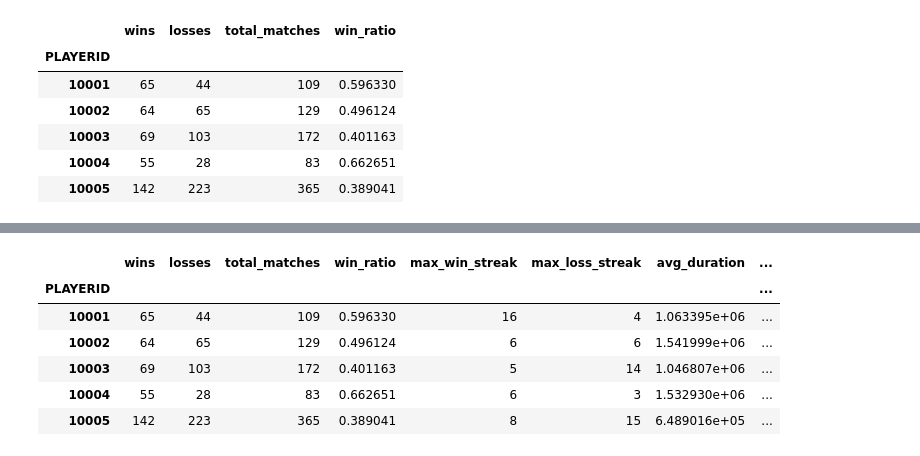
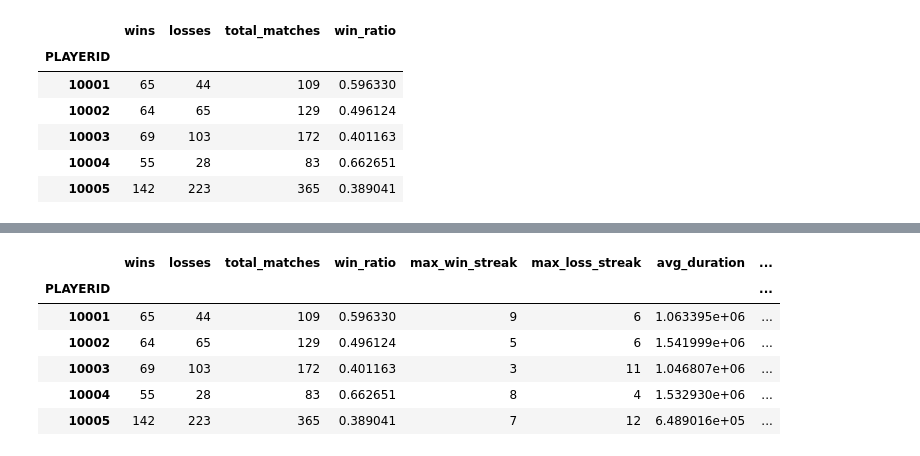
Before and after one commit to FatimaezzahraaBouzite/ubisoft-analysis, a Jupyter notebook: ubisoft_analysis.ipynb, the cells around one changed output, grey strips where cells are left out. Cells and saved outputs as stored; diff of their text form; code cells hidden in the pictures.

```diff
--- a/ubisoft_analysis.ipynb
+++ b/ubisoft_analysis.ipynb
@@ -175,0 +341,9 @@ len(df1)
+# %%
+# Sort first (so we control which row is kept: here we keep the earliest MATCHDATEID)
+df_sorted = df.sort_values(['PLAYERID', 'MATCHID', 'MATCHDATEID'])
+
+# Drop duplicates so each player-match combo appears only once
+df_clean = df_sorted.drop_duplicates(subset=['PLAYERID', 'MATCHID'], keep='first')
+
+print("Original rows:", len(df))
+print("Rows after removing duplicates:", len(df_clean))
@@ -176,6 +353,6 @@ len(df1)
 # %%
 # Compute wins and losses per player
-player_stats = df.groupby('PLAYERID').agg(
+player_stats = df_clean.groupby('PLAYERID').agg(
     wins=('VICTORY','sum'),
     losses=('VICTORY', lambda x: (1 - x).sum()),
     total_matches=('VICTORY','count')
@@ -210,6 +420,6 @@ plt.show()
 # %%
 # Sort by player and date
-df_sorted = df.sort_values(['PLAYERID','MATCHDATEID'])
+df_sorted = df_clean.sort_values(['PLAYERID','MATCHDATEID'])
 
 def compute_streaks(x):
     victories = x['VICTORY'].values
@@ -244,21 +502,28 @@ streaks.head()
 # %%
 # Merge features together
 final_features = player_stats.join(streaks)
 
-# Add average duration
-avg_duration = df.groupby('PLAYERID')['DURATION'].mean().rename('avg_duration')
+# average duration
+avg_duration = df_clean.groupby('PLAYERID')['DURATION'].mean().rename('avg_duration')
 final_features = final_features.join(avg_duration)
+# standard deviation duration
+duration_std = df_clean.groupby('PLAYERID')['DURATION'].std().rename('duration_std')
+final_features = final_features.join(duration_std)
+
+#days active
+days_active = df_clean.groupby('PLAYERID')['MATCHDATEID'].nunique().rename('days_active')
+final_features = final_features.join(days_active)
 
 # Add still_active
-active = df.groupby('PLAYERID')['STILL_ACTIVE'].max()
+active = df_clean.groupby('PLAYERID')['STILL_ACTIVE'].max()
 final_features = final_features.join(active)
 
 final_features.head()
 # %% [output]
 |  | wins | losses | total_matches | win_ratio | max_win_streak | max_loss_streak | avg_duration | ... |
 | PLAYERID |  |  |  |  |  |  |  | ... |
-| 10001 | 65 | 44 | 109 | 0.596330 | 16 | 4 | 1.063395e+06 | ... |
-| 10002 | 64 | 65 | 129 | 0.496124 | 6 | 6 | 1.541999e+06 | ... |
-| 10003 | 69 | 103 | 172 | 0.401163 | 5 | 14 | 1.046807e+06 | ... |
-| 10004 | 55 | 28 | 83 | 0.662651 | 6 | 3 | 1.532930e+06 | ... |
-| 10005 | 142 | 223 | 365 | 0.389041 | 8 | 15 | 6.489016e+05 | ... |
+| 10001 | 65 | 44 | 109 | 0.596330 | 9 | 6 | 1.063395e+06 | ... |
+| 10002 | 64 | 65 | 129 | 0.496124 | 5 | 6 | 1.541999e+06 | ... |
+| 10003 | 69 | 103 | 172 | 0.401163 | 3 | 11 | 1.046807e+06 | ... |
+| 10004 | 55 | 28 | 83 | 0.662651 | 8 | 4 | 1.532930e+06 | ... |
+| 10005 | 142 | 223 | 365 | 0.389041 | 7 | 12 | 6.489016e+05 | ... |
```
Also changed, not shown: parts of 34 cells of this notebook.
